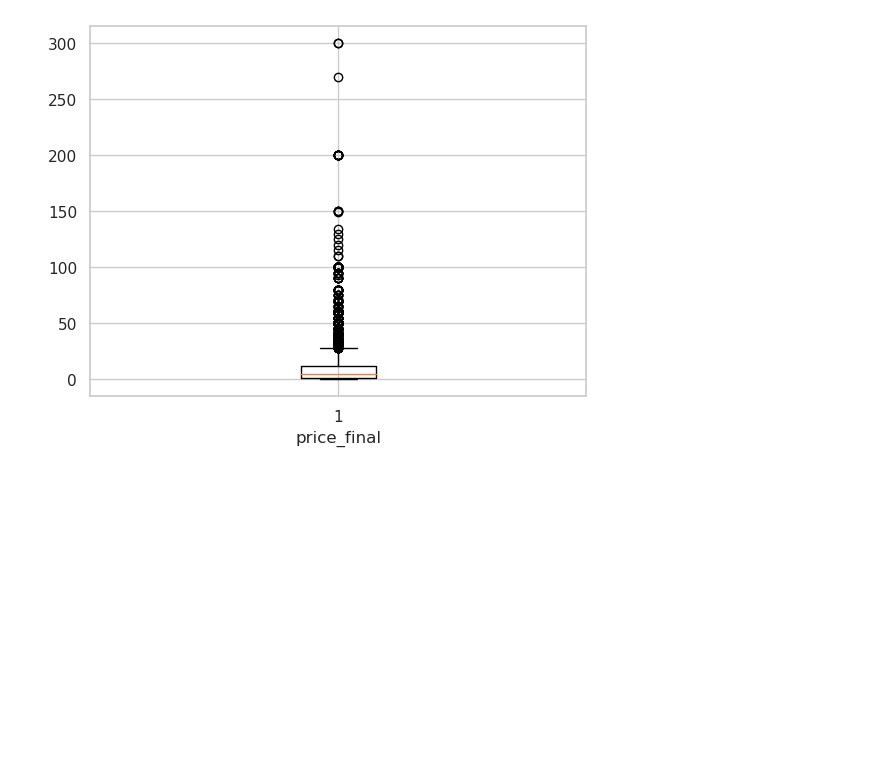
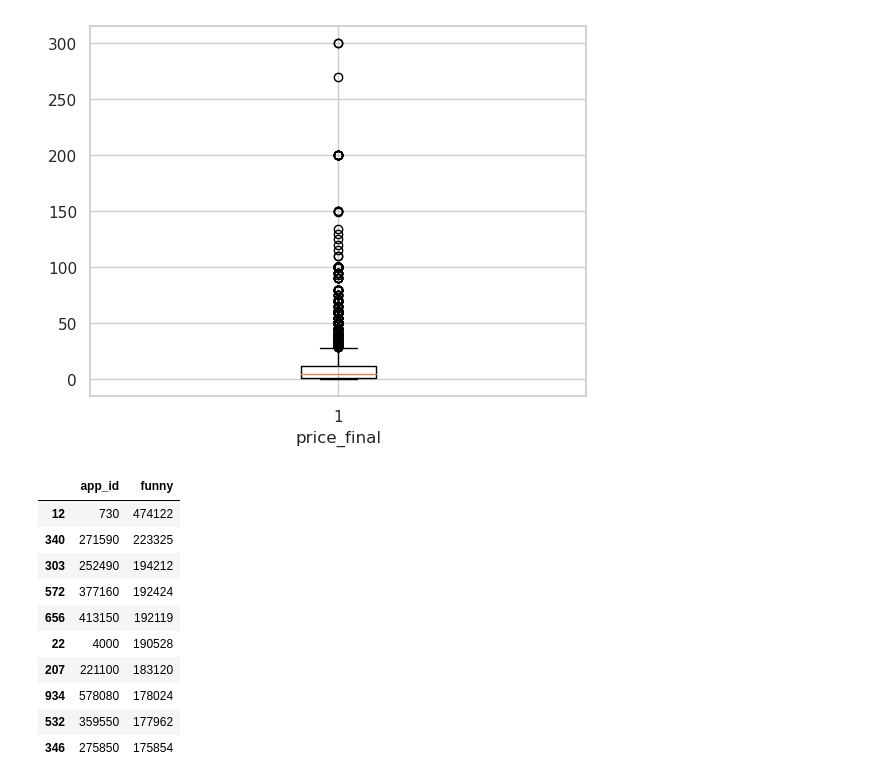
Before and after one commit to byron19-inacasha/DataMiningyMachineLearning, a Jupyter notebook: Proyecto ML/IPYNB/proyecto-1b.ipynb, the cells around one changed output. Drawn from its saved outputs; the diff is of its cells as text; code cells hidden in the pictures; blank space fills up the shorter version.

```diff
--- a/Proyecto ML/IPYNB/proyecto-1b.ipynb
+++ b/Proyecto ML/IPYNB/proyecto-1b.ipynb
@@ -618,3 +618,25 @@ ax.set_xlabel('price_final')
 plt.show()
 # %% [output]
 [figure]
+# %%
+#Agrupa las recomendaciones por su id
+grouped = rc.groupby('app_id')
+#Suma total de las columnas "divertidas" de los grupos
+result = grouped['funny'].sum()
+result = pd.DataFrame(result)
+result.reset_index(inplace=True)
+#Ordenar por la columna divertida, descendiendo
+result = result.sort_values(by='funny', ascending=False)
+result.head(10)
+# %% [output]
+|  | app_id | funny |
+| 12 | 730 | 474122 |
+| 340 | 271590 | 223325 |
+| 303 | 252490 | 194212 |
+| 572 | 377160 | 192424 |
+| 656 | 413150 | 192119 |
+| 22 | 4000 | 190528 |
+| 207 | 221100 | 183120 |
+| 934 | 578080 | 178024 |
+| 532 | 359550 | 177962 |
+| 346 | 275850 | 175854 |
```
Also changed, not shown: parts of 25 cells of this notebook.
